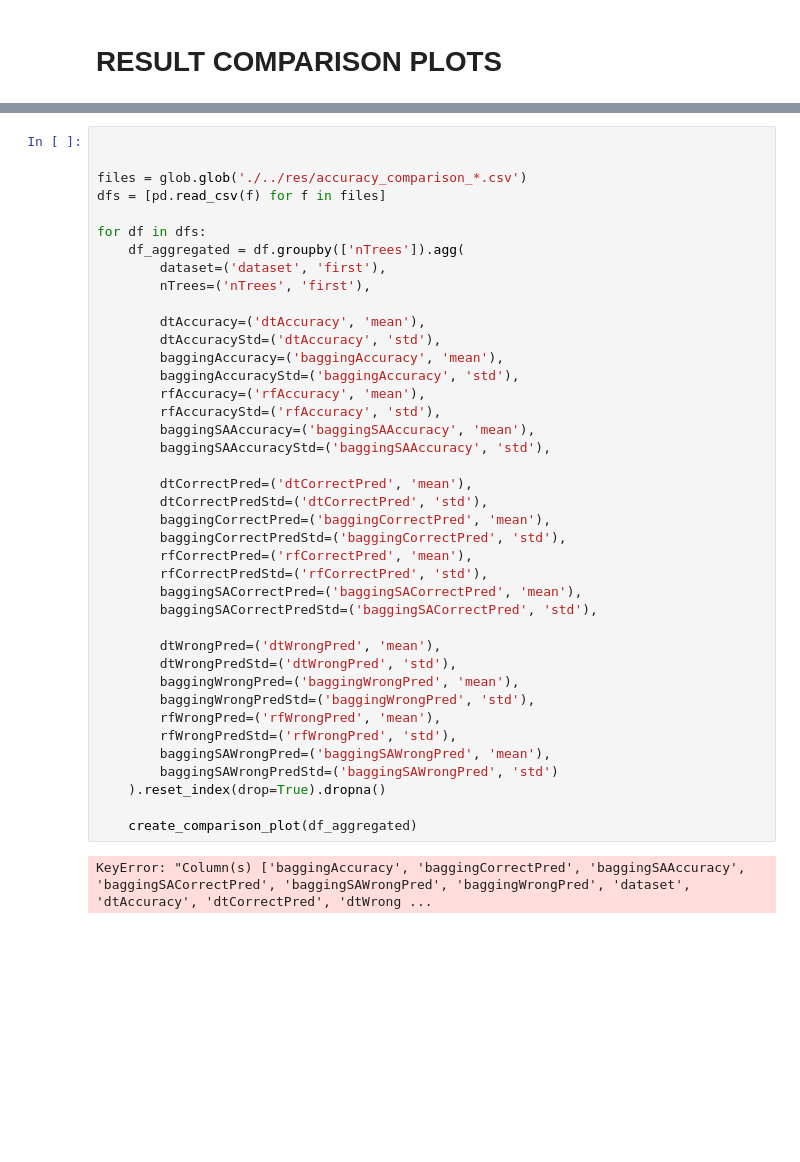
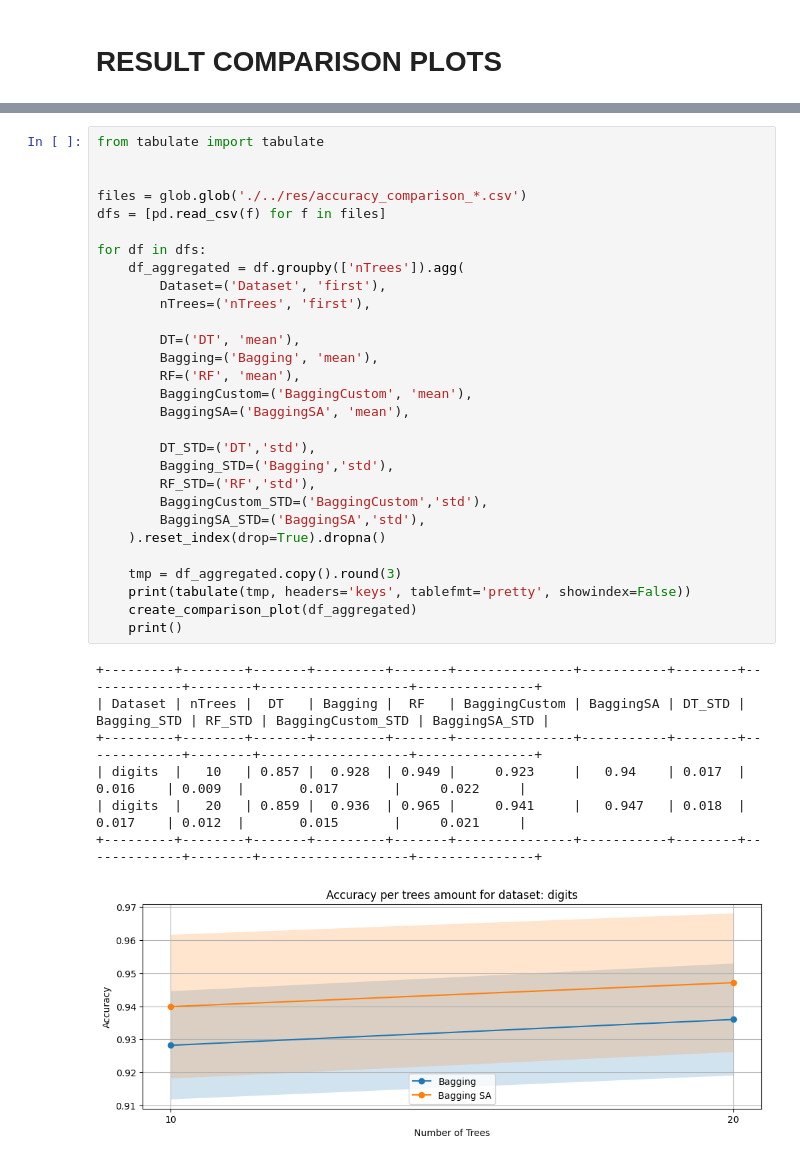
Before and after one commit to CenturionTheMan/SimulatedAnnealingBagging, a Jupyter notebook: src/article_plots.ipynb, the cells around one changed output, grey strips where cells are left out. Saved outputs shown, nothing was run; the diff lists cells and outputs as text; blank space fills up the shorter version.

```diff
--- a/src/article_plots.ipynb
+++ b/src/article_plots.ipynb
@@ -133,43 +135,38 @@ def create_comparison_plot(df: pd.DataFrame) -> None:
     plt.show()
 # %%
+from tabulate import tabulate
 
 
 files = glob.glob('./../res/accuracy_comparison_*.csv')
 dfs = [pd.read_csv(f) for f in files]
 
 for df in dfs:
     df_aggregated = df.groupby(['nTrees']).agg(
-        dataset=('dataset', 'first'),
+        Dataset=('Dataset', 'first'),
         nTrees=('nTrees', 'first'),
 
-        dtAccuracy=('dtAccuracy', 'mean'),
-        dtAccuracyStd=('dtAccuracy', 'std'),
-        baggingAccuracy=('baggingAccuracy', 'mean'),
-        baggingAccuracyStd=('baggingAccuracy', 'std'),
-        rfAccuracy=('rfAccuracy', 'mean'),
-        rfAccuracyStd=('rfAccuracy', 'std'),
-        baggingSAAccuracy=('baggingSAAccuracy', 'mean'),
-        baggingSAAccuracyStd=('baggingSAAccuracy', 'std'),
+        DT=('DT', 'mean'),
+        Bagging=('Bagging', 'mean'),
+        RF=('RF', 'mean'),
+        BaggingCustom=('BaggingCustom', 'mean'),
+        BaggingSA=('BaggingSA', 'mean'),
 
-        dtCorrectPred=('dtCorrectPred', 'mean'),
-        dtCorrectPredStd=('dtCorrectPred', 'std'),
-        baggingCorrectPred=('baggingCorrectPred', 'mean'),
-        baggingCorrectPredStd=('baggingCorrectPred', 'std'),
-        rfCorrectPred=('rfCorrectPred', 'mean'),
-        rfCorrectPredStd=('rfCorrectPred', 'std'),
-        baggingSACorrectPred=('baggingSACorrectPred', 'mean'),
-        baggingSACorrectPredStd=('baggingSACorrectPred', 'std'),
-
-        dtWrongPred=('dtWrongPred', 'mean'),
-        dtWrongPredStd=('dtWrongPred', 'std'),
-        baggingWrongPred=('baggingWrongPred', 'mean'),
-        baggingWrongPredStd=('baggingWrongPred', 'std'),
-        rfWrongPred=('rfWrongPred', 'mean'),
-        rfWrongPredStd=('rfWrongPred', 'std'),
-        baggingSAWrongPred=('baggingSAWrongPred', 'mean'),
-        baggingSAWrongPredStd=('baggingSAWrongPred', 'std')
+        DT_STD=('DT','std'),
+        Bagging_STD=('Bagging','std'),
+        RF_STD=('RF','std'),
+        BaggingCustom_STD=('BaggingCustom','std'),
+        BaggingSA_STD=('BaggingSA','std'),
     ).reset_index(drop=True).dropna()
 
+    tmp = df_aggregated.copy().round(3)
+    print(tabulate(tmp, headers='keys', tablefmt='pretty', showindex=False))
     create_comparison_plot(df_aggregated)
+    print()
 # %% [output]
-KeyError: "Column(s) ['baggingAccuracy', 'baggingCorrectPred', 'baggingSAAccuracy', 'baggingSACorrectPred', 'baggingSAWrongPred', 'baggingWrongPred', 'dataset', 'dtAccuracy', 'dtCorrectPred', 'dtWrong ...
++---------+--------+-------+---------+-------+---------------+-----------+--------+-------------+--------+-------------------+---------------+
+| Dataset | nTrees |  DT   | Bagging |  RF   | BaggingCustom | BaggingSA | DT_STD | Bagging_STD | RF_STD | BaggingCustom_STD | BaggingSA_STD |
++---------+--------+-------+---------+-------+---------------+-----------+--------+-------------+--------+-------------------+---------------+
+| digits  |   10   | 0.857 |  0.928  | 0.949 |     0.923     |   0.94    | 0.017  |    0.016    | 0.009  |       0.017       |     0.022     |
+| digits  |   20   | 0.859 |  0.936  | 0.965 |     0.941     |   0.947   | 0.018  |    0.017    | 0.012  |       0.015       |     0.021     |
++---------+--------+-------+---------+-------+---------------+-----------+--------+-------------+--------+-------------------+---------------+
+[figure, added]
```
Also changed, not shown: parts of 5 cells of this notebook, 9 other files.
